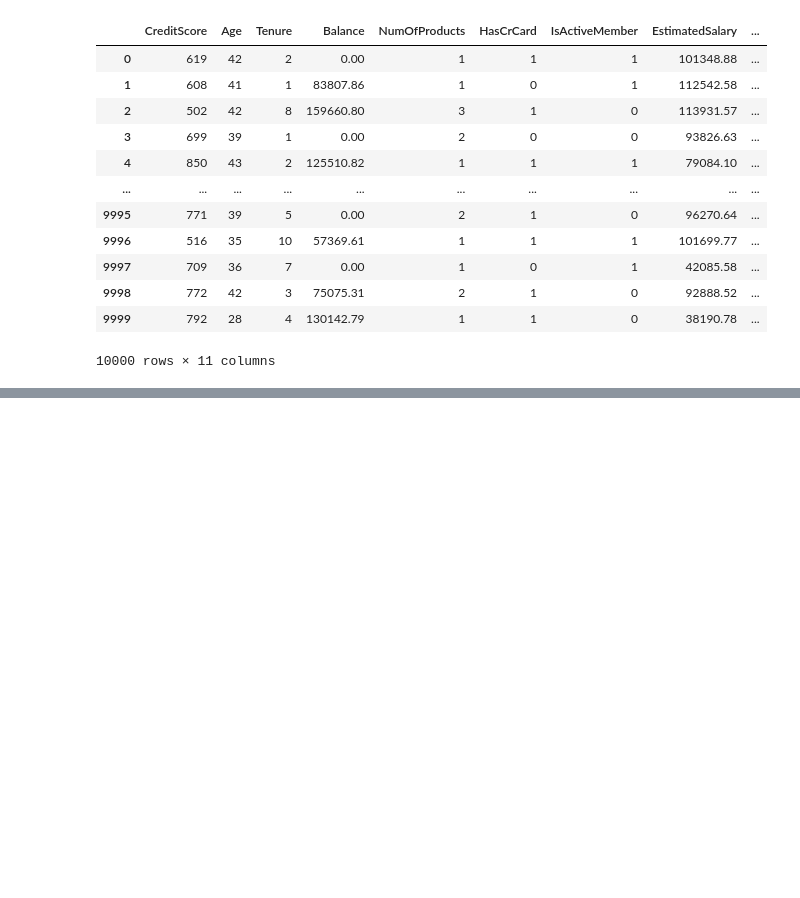
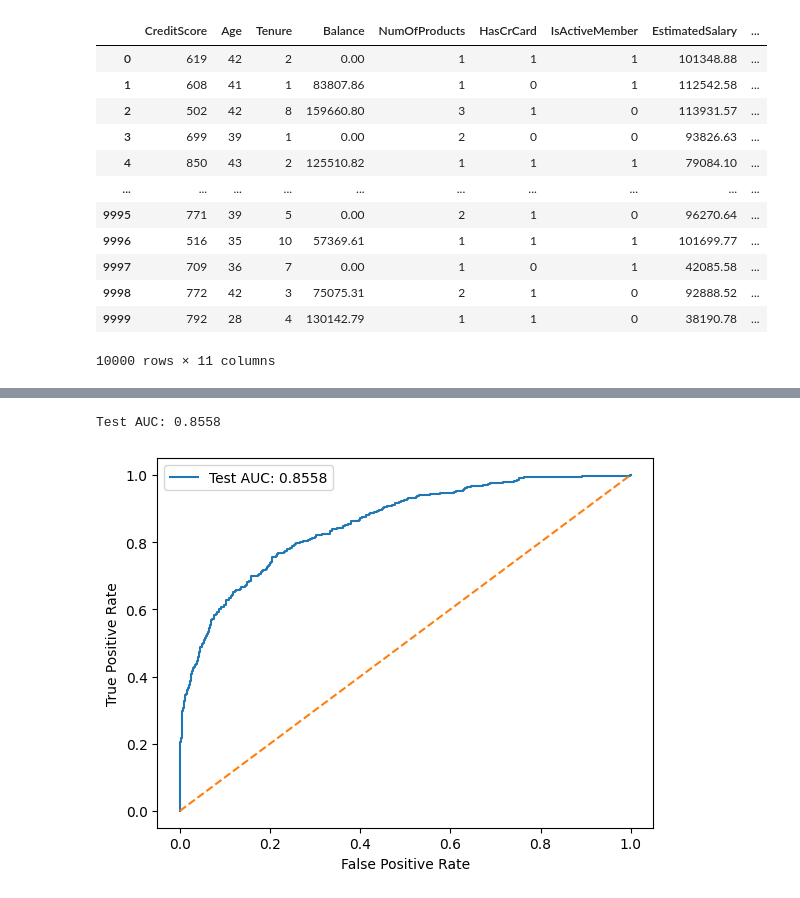
Before and after one commit to asegura4488/CienciaDatos, a Jupyter notebook: Semana6/EstudioRedNeuronal.ipynb, the cells around one changed output, grey strips where cells are left out. Cells and saved outputs as stored; diff of their text form; code cells hidden in the pictures; blank space fills up the shorter version.

```diff
--- a/Semana6/EstudioRedNeuronal.ipynb
+++ b/Semana6/EstudioRedNeuronal.ipynb
@@ -161,0 +162,4 @@ if 'accuracy' in history.history and 'val_accuracy' in history.history:
+# %%
+# Estudiar las metricas asociadas a la construcción del modelo
+y_proba = model.predict(X_test_s).ravel()
+y_proba
@@ -161,0 +170,18 @@ if 'accuracy' in history.history and 'val_accuracy' in history.history:
+# %%
+# AUC
+test_auc = roc_auc_score(y_test, y_proba)
+print(f'Test AUC: {test_auc:.4f}')
+# %% [output]
+Test AUC: 0.8558
+# %%
+# Mirar la curva roc
+fpr, tpr, _ = roc_curve(y_test, y_proba)
+plt.figure()
+plt.plot(fpr, tpr, label=f'Test AUC: {test_auc:.4f}')
+plt.plot([0, 1], [0, 1], linestyle='--')
+plt.xlabel('False Positive Rate')
+plt.ylabel('True Positive Rate')
+plt.legend()
+plt.show()
+# %% [output]
+[figure, added]
```
Also changed, not shown: parts of 7 cells of this notebook.
